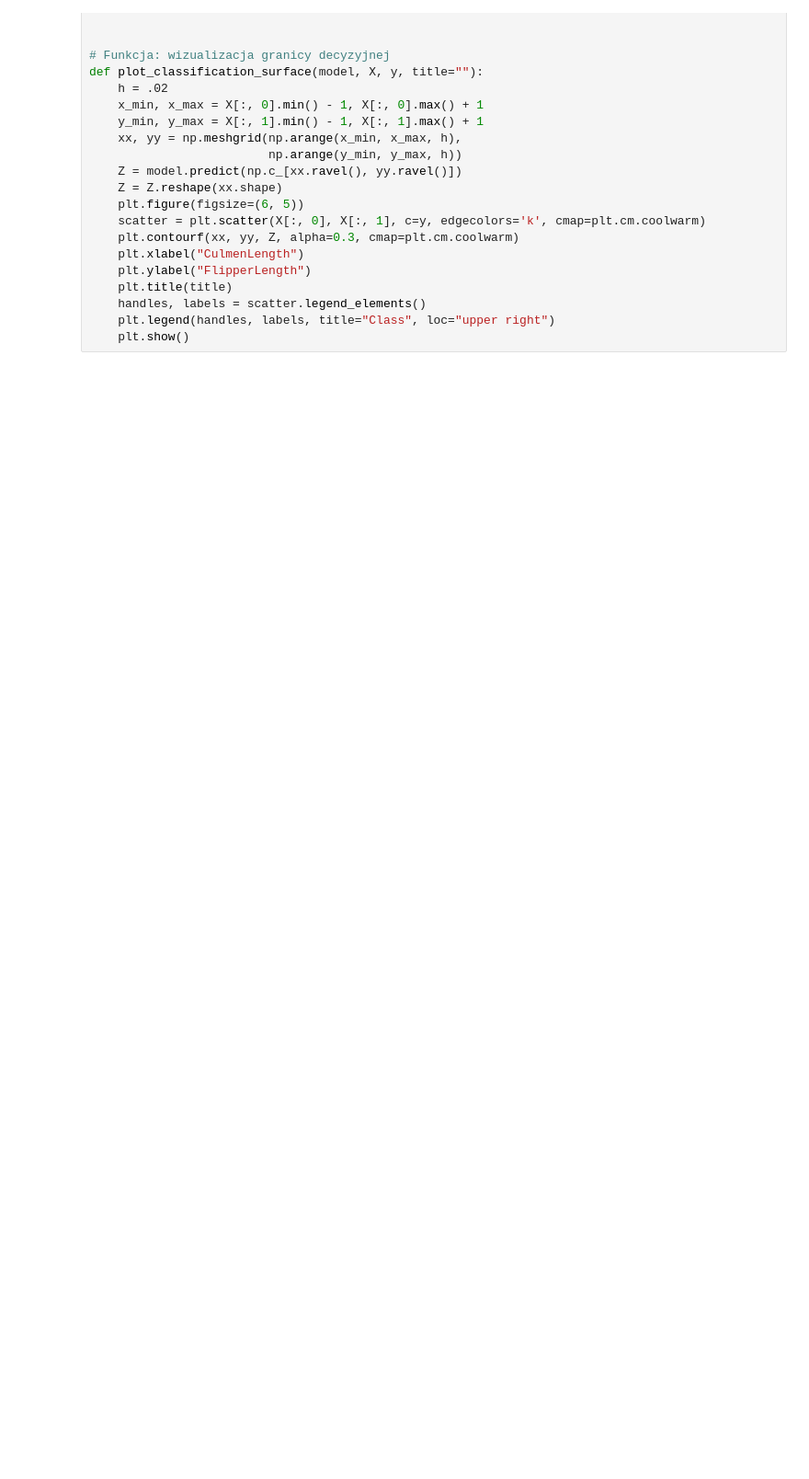
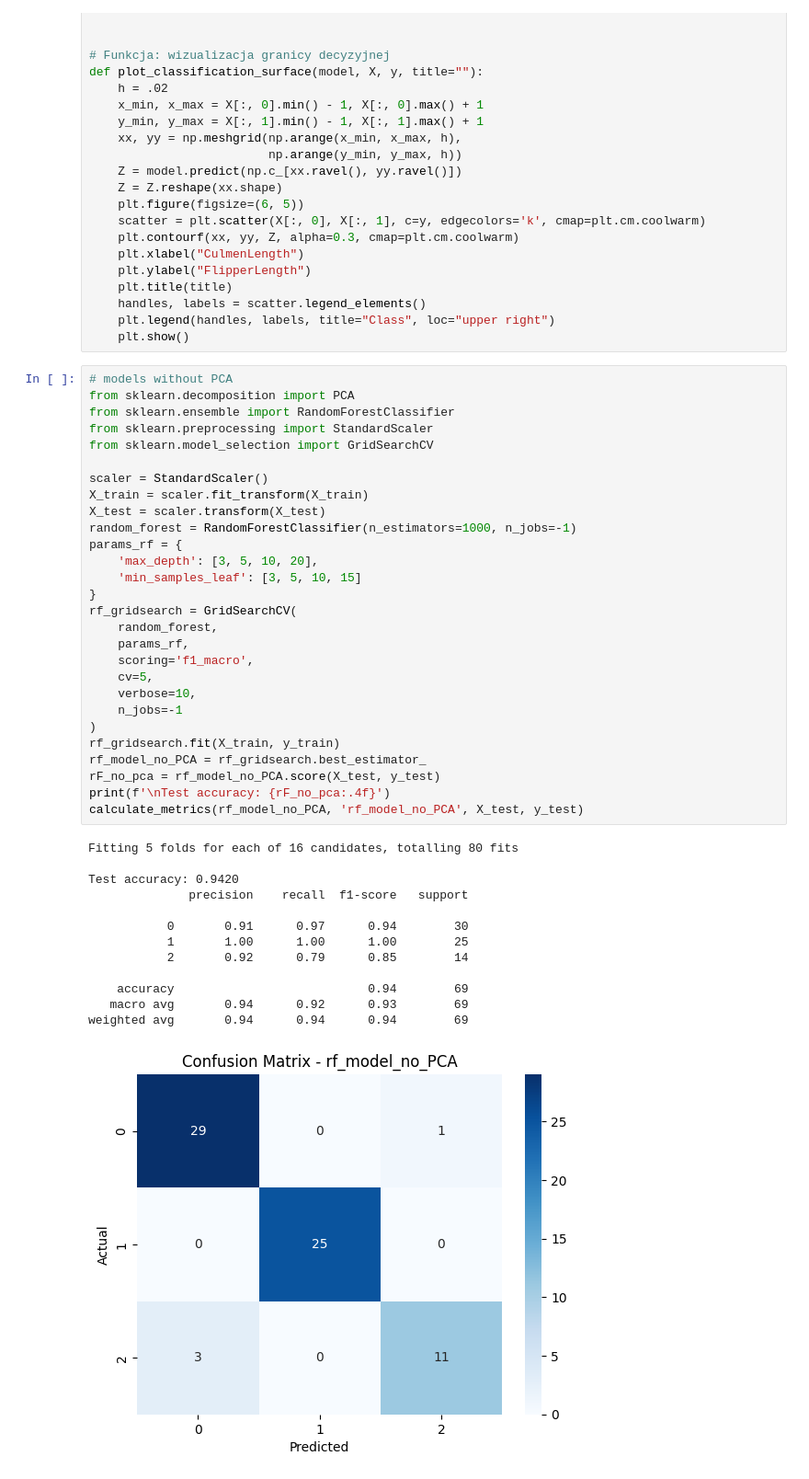
Before and after one commit to Piozel/Penguins_PCA, a Jupyter notebook: Zadanie_penguins_PCA.ipynb, the cells around one changed output. Shown at 92% size. Cells and saved outputs as stored; diff of their text form; blank space fills up the shorter version.

```diff
--- a/Zadanie_penguins_PCA.ipynb
+++ b/Zadanie_penguins_PCA.ipynb
@@ -111,3 +111,45 @@ def plot_classification_surface(model, X, y, title=""):
     handles, labels = scatter.legend_elements()
     plt.legend(handles, labels, title="Class", loc="upper right")
     plt.show()
+# %%
+# models without PCA
+from sklearn.decomposition import PCA
+from sklearn.ensemble import RandomForestClassifier
+from sklearn.preprocessing import StandardScaler
+from sklearn.model_selection import GridSearchCV
+
+scaler = StandardScaler()
+X_train = scaler.fit_transform(X_train)
+X_test = scaler.transform(X_test)
+random_forest = RandomForestClassifier(n_estimators=1000, n_jobs=-1)
+params_rf = {
+    'max_depth': [3, 5, 10, 20],
+    'min_samples_leaf': [3, 5, 10, 15]
+}
+rf_gridsearch = GridSearchCV(
+    random_forest,
+    params_rf,
+    scoring='f1_macro',
+    cv=5,
+    verbose=10,
+    n_jobs=-1
+)
+rf_gridsearch.fit(X_train, y_train)
+rf_model_no_PCA = rf_gridsearch.best_estimator_
+rF_no_pca = rf_model_no_PCA.score(X_test, y_test)
+print(f'\nTest accuracy: {rF_no_pca:.4f}')
+calculate_metrics(rf_model_no_PCA, 'rf_model_no_PCA', X_test, y_test)
+# %% [output]
+Fitting 5 folds for each of 16 candidates, totalling 80 fits
+
+Test accuracy: 0.9420
+              precision    recall  f1-score   support
+
+           0       0.91      0.97      0.94        30
+           1       1.00      1.00      1.00        25
+           2       0.92      0.79      0.85        14
+
+    accuracy                           0.94        69
+   macro avg       0.94      0.92      0.93        69
+weighted avg       0.94      0.94      0.94        69
+[figure, added]
```
Also changed, not shown: parts of 6 cells of this notebook.
